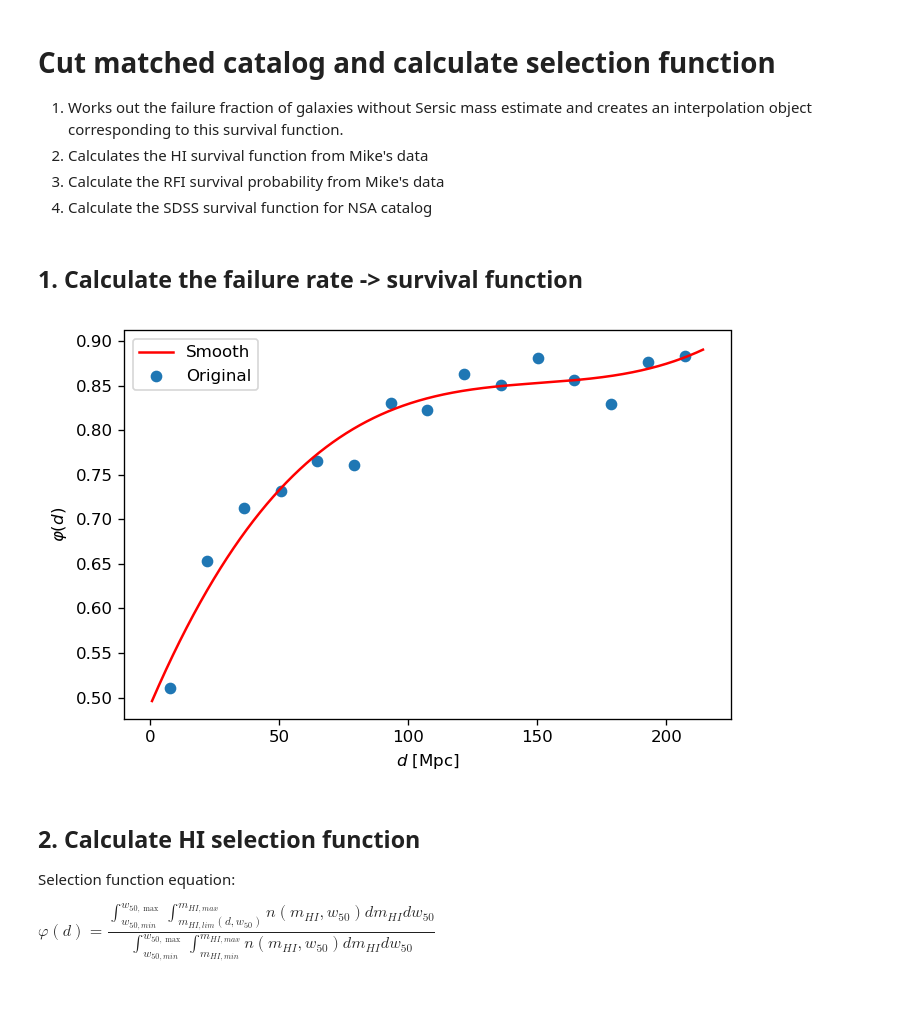
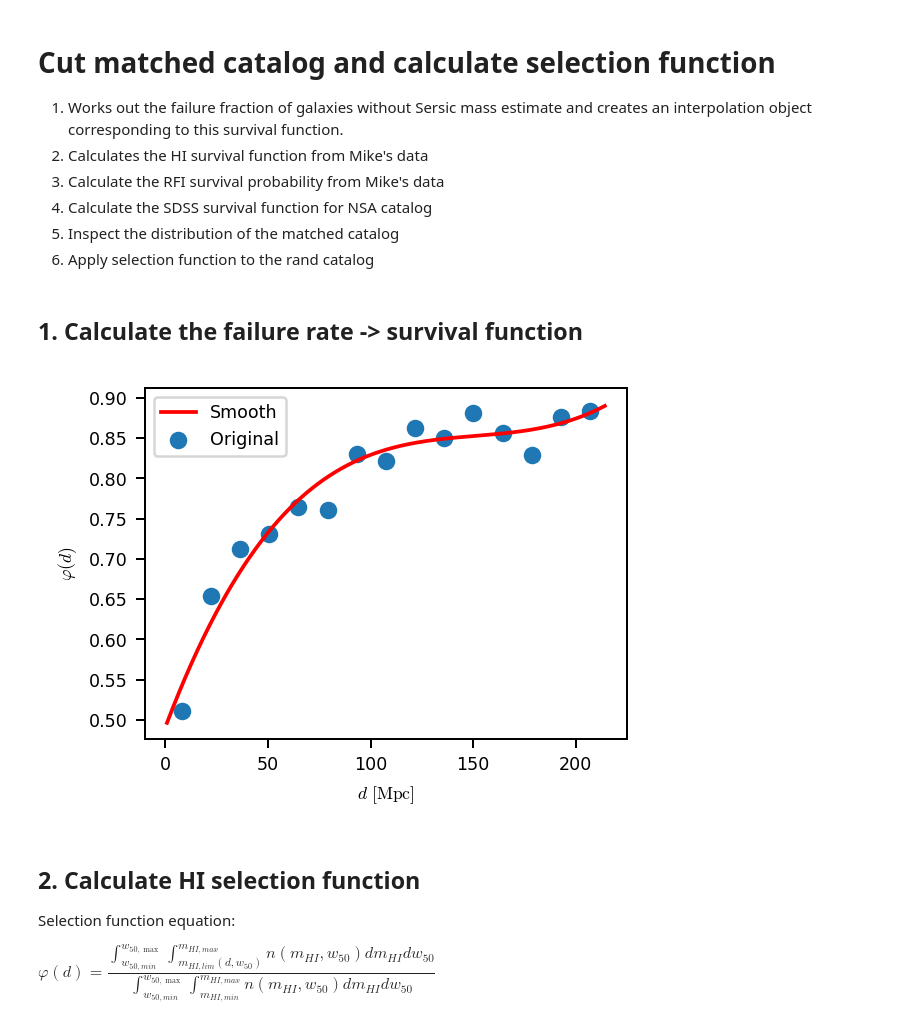
Before and after one commit to harrydesmond/halos-galaxies, a Jupyter notebook: src/BMmatching/1_CutsMatchedCat.ipynb, the cells around one changed output. Cells and saved outputs as stored; diff of their text form; code cells hidden in the pictures; blank space fills up the shorter version.

```diff
--- a/src/BMmatching/1_CutsMatchedCat.ipynb
+++ b/src/BMmatching/1_CutsMatchedCat.ipynb
@@ -5,10 +5,13 @@
 2. Calculates the HI survival function from Mike's data
 3. Calculate the RFI survival probability from Mike's data
 4. Calculate the SDSS survival function for NSA catalog
+5. Inspect the distribution of the matched catalog
+6. Apply selection function to the rand catalog
 # %%
 import sys
 import numpy as np
 import matplotlib.pyplot as plt
+%matplotlib inline
 import healpy as hp
 from scipy.stats import binned_statistic
 from scipy.signal import savgol_filter
@@ -19,6 +22,16 @@ from astropy.io import fits, ascii
 from time import time
 import Setup as p
 
+plt.rcParams['font.serif']='Times New Roman' # Text font
+plt.rcParams['font.family']='sans-serif'
+plt.rcParams['font.size']=7
+plt.rcParams['text.usetex']=False
+plt.rcParams['mathtext.fontset']='cm' #Computer Modern font
+figwidth=3.4 # PRD column width in inches
+aspect = 0.75 # Aspect ratio
+figheight = aspect*figwidth
+
+
 cat = fits.open("../../BAM/a100springfull.fits")[1].data
 logMH = cat['logMH']
 MS = cat['SERSIC_MASS']
@@ -28,6 +41,7 @@ Dist = cat['Dist']
 logW50 = cat['W50']
 
 h=0.688
+# h=1
 H0 = 100*h
 
 save_plots = False
@@ -40,36 +54,36 @@ bins = np.linspace(np.min(Dist), np.max(Dist), nbins+1)
 # Find the missing galaxies
 IDS = np.where(np.isfinite(MS)==False)
 # Grab their distance
 remDist = Dist[IDS]
 
 # Bin removed galaxies and all galaxies into bins of distance
 counts = binned_statistic(Dist, Dist, statistic='count', bins=bins)[0]
 countsRem = binned_statistic(remDist, remDist, statistic='count', bins=bins)[0]
 
 # Get the selection function for failure rate
 x = p.bin_centers(bins)
 y = 1-countsRem/counts
 
 # Smooth out the points
 yhat = savgol_filter(y, 15, 3)
 # Create an interpolation object from the smoothed points
 survival_func_failure = interp1d(x, yhat, kind='cubic', fill_value='extrapolate')
 
 # For a quick check make a plot
 t = np.linspace(np.min(Dist), np.max(Dist), 2500)
 
-plt.figure(figsize=(6,4), dpi=120)
+plt.figure(figsize=(figwidth,figheight),dpi=180)
 plt.scatter(x,y, label='Original')
 plt.plot(t, survival_func_failure(t), label='Smooth', c='red')
 plt.xlabel(r"$d\ [\mathrm{Mpc}]$")
 plt.ylabel(r"$\varphi (d)$")
 plt.tight_layout()
 plt.legend()
 if save_plots:
-    plt.savefig("../../Plots/SurvFailure.png", dpi=180)
+    plt.savefig("../../Plots/SurvFailure.png", dpi=240)
 plt.show()
 # %% [output]
-[figure, old version]
+[figure, new version]
 # %% [markdown]
 ## 2. Calculate HI selection function
 
```
Also changed, not shown: parts of 25 cells of this notebook, 2 other files.
